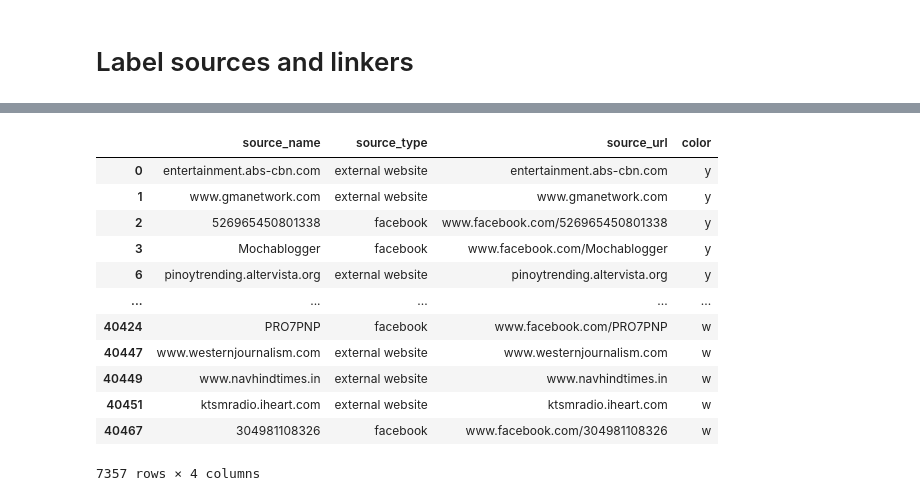
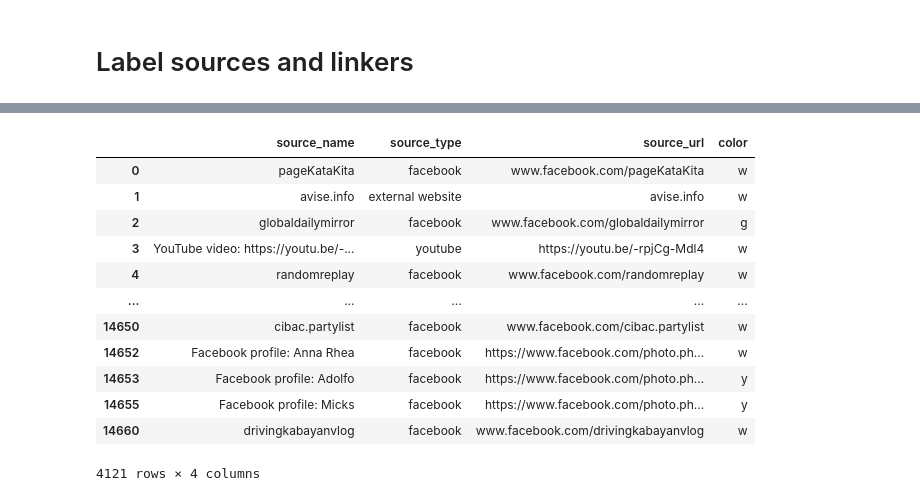
Before and after one commit to dvsalcedo1/social-audience-networks, a Jupyter notebook: community_detection.ipynb, the cells around one changed output, grey strips where cells are left out. Cells and saved outputs as stored; diff of their text form; code cells hidden in the pictures.

```diff
--- a/community_detection.ipynb
+++ b/community_detection.ipynb
@@ -3,9 +3,9 @@ import networkx as nx
 import pandas as pd
 # %%
 # Each row in links_final shows how a linker relates to another linker based on how many shared sources they have
-filename_base = "fbh2_ct_scan_2016-processed-shared-sources"
+filename_base = "Political study - NLP Facebook Data - 20211124-processed-shared-sources"
 links_final = pd.read_csv(f"results/{filename_base}-links.csv")
-links_final = links_final[ links_final['link'] >= 4 ]
+links_final = links_final[ links_final['link'] >= 3 ]
 links_final
 # %% [output]
 |  | site1 | site2 | link |
@@ -202,35 +203,35 @@ sources
 # %%
 # Assign a final community (color) to each source, use root_sources_concat as the reference table
 # y = only in community 0
 # b = only in community 1
 # g = both in community 0 and 1
 # w = no community
 for i in sources.index.tolist():
     numComms = root_sources_concat[ root_sources_concat['source_url'] == sources.at[i,'source_url']]
     if len(numComms) == 2.0:
         sources.at[i,'color'] = 'g'
     elif len(numComms) == 1.0:
         if numComms.iloc[0]['community'] == '0':
             sources.at[i,'color'] = 'y'
-        if numComms.iloc[0]['community'] == '1':
+        if numComms.iloc[0]['community'] != '0':
             sources.at[i,'color'] = 'b'
     else:
         sources.at[i,'color'] = 'w'
 sources
 # %% [output]
 |  | source_name | source_type | source_url | color |
-| 0 | entertainment.abs-cbn.com | external website | entertainment.abs-cbn.com | y |
-| 1 | www.gmanetwork.com | external website | www.gmanetwork.com | y |
-| 2 | 526965450801338 | facebook | www.facebook.com/526965450801338 | y |
-| 3 | Mochablogger | facebook | www.facebook.com/Mochablogger | y |
-| 6 | pinoytrending.altervista.org | external website | pinoytrending.altervista.org | y |
+| 0 | pageKataKita | facebook | www.facebook.com/pageKataKita | w |
+| 1 | avise.info | external website | avise.info | w |
+| 2 | globaldailymirror | facebook | www.facebook.com/globaldailymirror | g |
+| 3 | YouTube video: https://youtu.be/-... | youtube | https://youtu.be/-rpjCg-Mdl4 | w |
+| 4 | randomreplay | facebook | www.facebook.com/randomreplay | w |
 | ... | ... | ... | ... | ... |
-| 40424 | PRO7PNP | facebook | www.facebook.com/PRO7PNP | w |
-| 40447 | www.westernjournalism.com | external website | www.westernjournalism.com | w |
-| 40449 | www.navhindtimes.in | external website | www.navhindtimes.in | w |
-| 40451 | ktsmradio.iheart.com | external website | ktsmradio.iheart.com | w |
-| 40467 | 304981108326 | facebook | www.facebook.com/304981108326 | w |
+| 14650 | cibac.partylist | facebook | www.facebook.com/cibac.partylist | w |
+| 14652 | Facebook profile: Anna Rhea | facebook | https://www.facebook.com/photo.ph... | w |
+| 14653 | Facebook profile: Adolfo | facebook | https://www.facebook.com/photo.ph... | y |
+| 14655 | Facebook profile: Micks | facebook | https://www.facebook.com/photo.ph... | y |
+| 14660 | drivingkabayanvlog | facebook | www.facebook.com/drivingkabayanvlog | w |
-7357 rows × 4 columns
+4121 rows × 4 columns
 # %%
 # Get all unique linkers from master
 linkers = master.drop_duplicates(subset=['linker_url'])[["linker_name","linker_type","linker_url"]]
```
Also changed, not shown: parts of 12 cells of this notebook, 2 other files.
